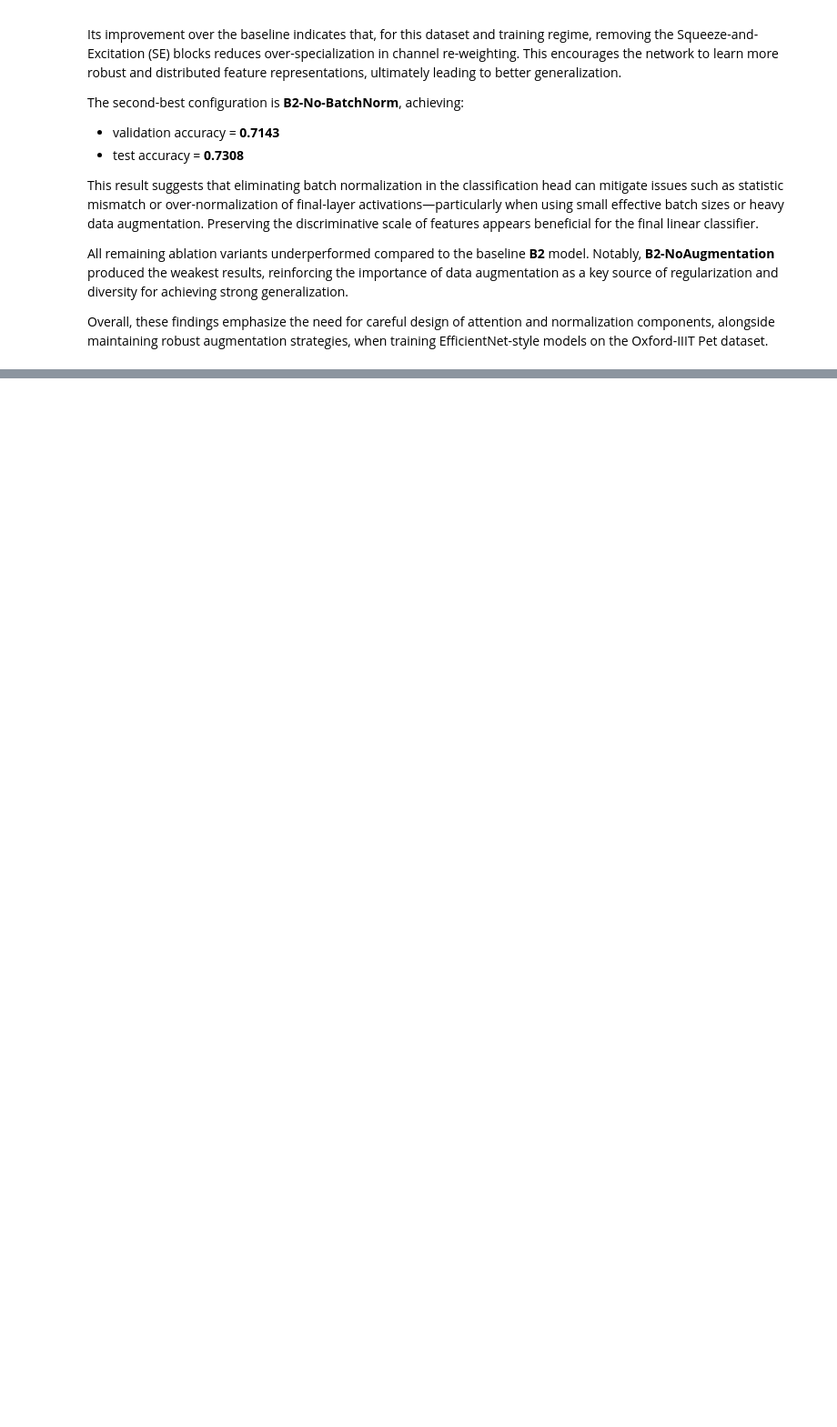
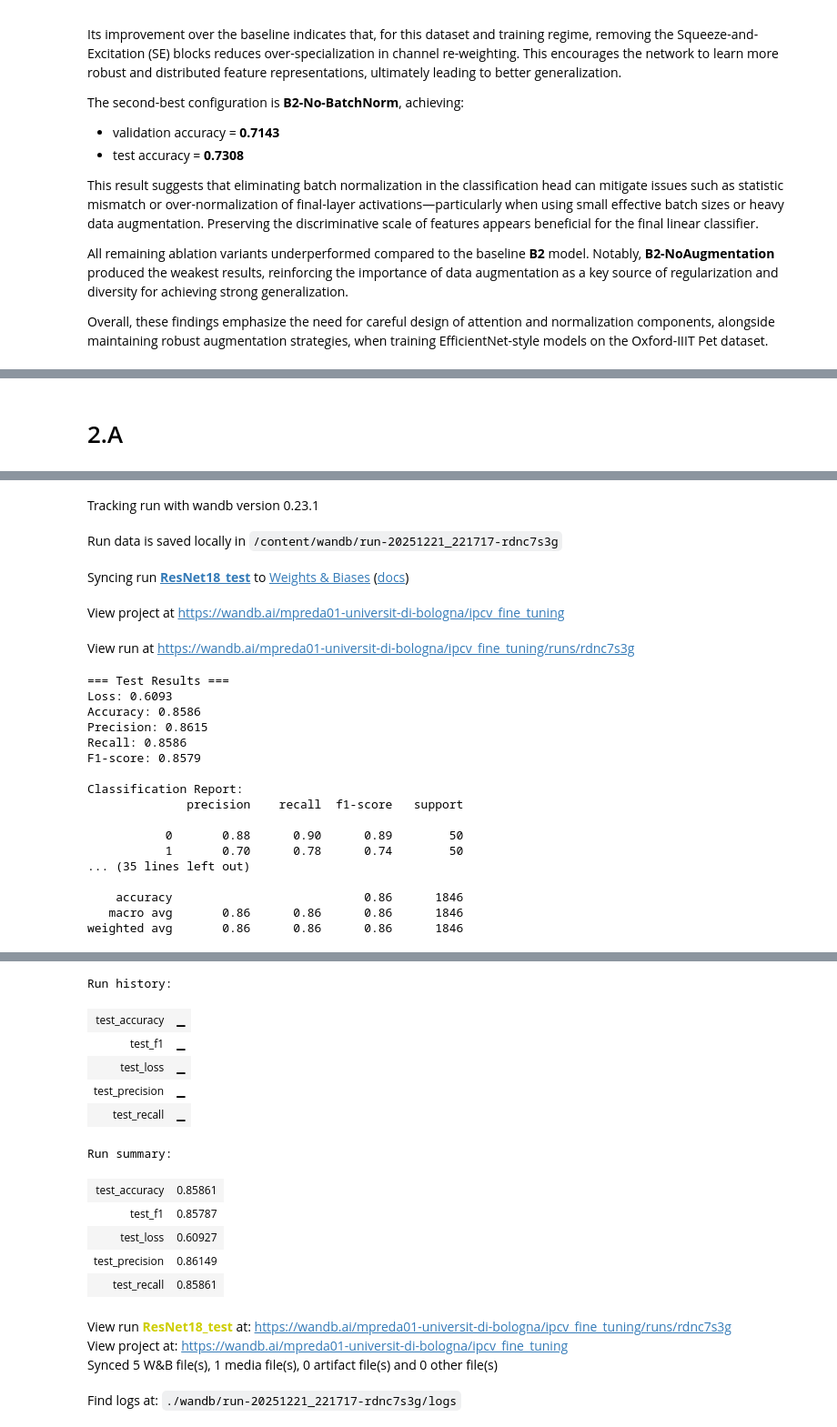
Before and after one commit to mpreda01/Image_processing_and_computer_vision_project, a Jupyter notebook: efiicientNet_Ablation.ipynb, the cells around one changed output, grey strips where cells are left out. Shown at 91% size. Cells and saved outputs as stored; diff of their text form; code cells hidden in the pictures; blank space fills up the shorter version.

```diff
--- a/efiicientNet_Ablation.ipynb
+++ b/efiicientNet_Ablation.ipynb
@@ -665,7 +697,7 @@ def train_efficientnet(
     name: str = None,
     run_name: str = None,
     entity: str = None,
-    project: str = None
+    project: str = None,
 ):
     """
     Args:
@@ -685,14 +717,16 @@ def train_efficientnet(
                 "model": model.__class__.__name__,
                 "use_amp": use_amp,
                 "grad_clip": grad_clip,
-                "learning_rate": learning_rate if learning_rate else optimizer.defaults['lr']
-            }
+                "learning_rate": (
+                    learning_rate if learning_rate else optimizer.defaults["lr"]
+                ),
+            },
         )
 
     # Override learning rate if provided
     if learning_rate is not None:
         for param_group in optimizer.param_groups:
-            param_group['lr'] = learning_rate
+            param_group["lr"] = learning_rate
 
     os.makedirs(save_dir, exist_ok=True)
     os.makedirs(os.path.join(save_dir, name), exist_ok=True)
@@ -780,11 +814,14 @@ def train_efficientnet(
 
         if use_wandb:
             # Logging
-            wandb.log({
-                "val_loss_epoch": avg_val_loss,
-                "val_accuracy": val_accuracy,
-                "epoch": e + 1
-            }, step=global_step)
+            wandb.log(
+                {
+                    "val_loss_epoch": avg_val_loss,
+                    "val_accuracy": val_accuracy,
+                    "epoch": e + 1,
+                },
+                step=global_step,
+            )
 
         # Save best model
         if val_accuracy > best_val_acc:
@@ -798,6 +835,7 @@ def train_efficientnet(
     if use_wandb:
         wandb.finish()
 
+
 def test(
     model: torch.nn.Module,
     dl_test,
@@ -807,7 +845,7 @@ def test(
     use_wandb: bool = False,
     project: str = None,
     run_name: str = None,
-    entity: str = None
+    entity: str = None,
 ):
     """
     Evaluate a trained model on the test set and compute performance metrics.
@@ -1436,0 +1507,2 @@ Overall, these findings emphasize the need for careful design of attention and n
+# %% [markdown]
+# 2.A
@@ -1436,0 +1546,13 @@ Overall, these findings emphasize the need for careful design of attention and n
+# %%
+_ = test(
+    model = model_2A,
+    dl_test = test_dl,
+    criterion = CRITERION,
+    checkpoint_path = "./checkpoints/ResNet18/best_model.pt",
+    device = device,
+    use_wandb = True,
+    entity = "mpreda01-universit-di-bologna",
+    project = "ipcv_fine_tuning",
+    run_name = "ResNet18_test",
+)
+# %% [output]
@@ -1436,0 +1560,22 @@ Overall, these findings emphasize the need for careful design of attention and n
+Tracking run with wandb version 0.23.1
+Run data is saved locally in /content/wandb/run-20251221_221717-rdnc7s3g
+Syncing run ResNet18_test to Weights & Biases (docs)
+View project at https://wandb.ai/mpreda01-universit-di-bologna/ipcv_fine_tuning
+View run at https://wandb.ai/mpreda01-universit-di-bologna/ipcv_fine_tuning/runs/rdnc7s3g
+=== Test Results ===
+Loss: 0.6093
+Accuracy: 0.8586
+Precision: 0.8615
+Recall: 0.8586
+F1-score: 0.8579
+
+Classification Report:
+              precision    recall  f1-score   support
+
+           0       0.88      0.90      0.89        50
+           1       0.70      0.78      0.74        50
+... (35 lines left out)
+
+    accuracy                           0.86      1846
+   macro avg       0.86      0.86      0.86      1846
+weighted avg       0.86      0.86      0.86      1846
@@ -1436,0 +1583,16 @@ Overall, these findings emphasize the need for careful design of attention and n
+Run history:
+| test_accuracy | ▁ |
+| test_f1 | ▁ |
+| test_loss | ▁ |
+| test_precision | ▁ |
+| test_recall | ▁ |
+Run summary:
+| test_accuracy | 0.85861 |
+| test_f1 | 0.85787 |
+| test_loss | 0.60927 |
+| test_precision | 0.86149 |
+| test_recall | 0.85861 |
+View run ResNet18_test at: https://wandb.ai/mpreda01-universit-di-bologna/ipcv_fine_tuning/runs/rdnc7s3g
+View project at: https://wandb.ai/mpreda01-universit-di-bologna/ipcv_fine_tuning
+Synced 5 W&B file(s), 1 media file(s), 0 artifact file(s) and 0 other file(s)
+Find logs at: ./wandb/run-20251221_221717-rdnc7s3g/logs
```
Also changed, not shown: parts of 34 cells of this notebook, 2 other files.
